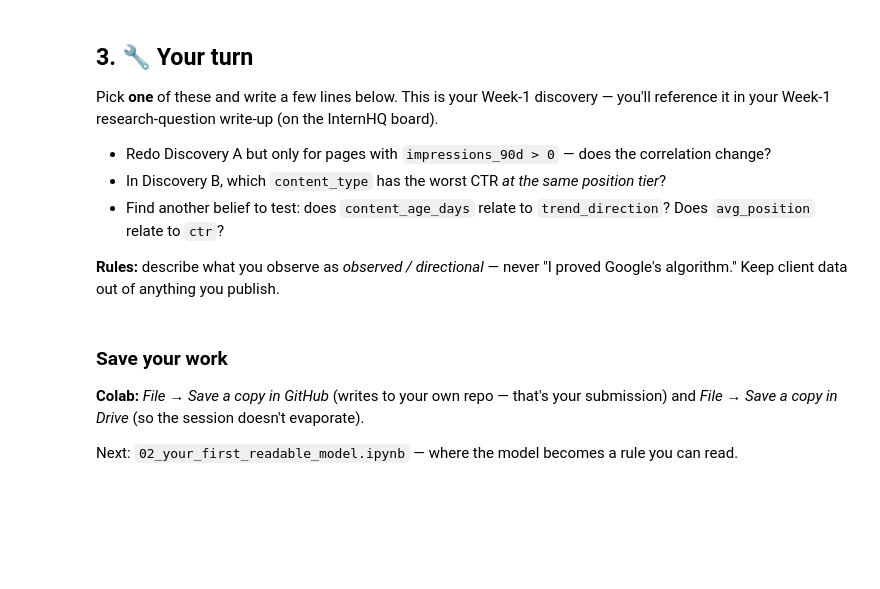
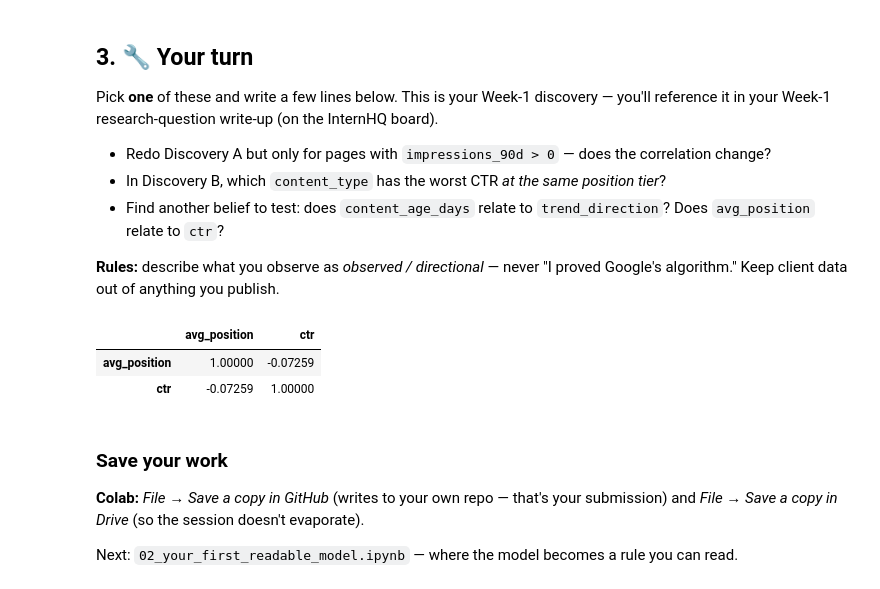
Before and after one commit to saadar2846/flyrank_ml_internship, a Jupyter notebook: notebooks/01_first_look_and_discovery.ipynb, the cells around one changed output. Saved outputs shown, nothing was run; the diff lists cells and outputs as text; code cells hidden in the pictures; blank space fills up the shorter version.

```diff
--- a/notebooks/01_first_look_and_discovery.ipynb
+++ b/notebooks/01_first_look_and_discovery.ipynb
@@ -99,6 +153,16 @@ Pick **one** of these and write a few lines below. This is your Week-1 discovery
 **Rules:** describe what you observe as *observed / directional* — never "I proved Google's algorithm." Keep client data out of anything you publish.
 # %%
 # Your discovery here
+
+# content_age_days vs trend_direction
+df.groupby('trend_direction')['content_age_days'].mean()
+
+# avg_position vs ctr
+df[['avg_position', 'ctr']].corr()
+# %% [output]
+|  | avg_position | ctr |
+| avg_position | 1.00000 | -0.07259 |
+| ctr | -0.07259 | 1.00000 |
 # %% [markdown]
 ### Save your work
 **Colab:** *File → Save a copy in GitHub* (writes to your own repo — that's your submission) and *File → Save a copy in Drive* (so the session doesn't evaporate).
```
Also changed, not shown: parts of 7 cells of this notebook.
